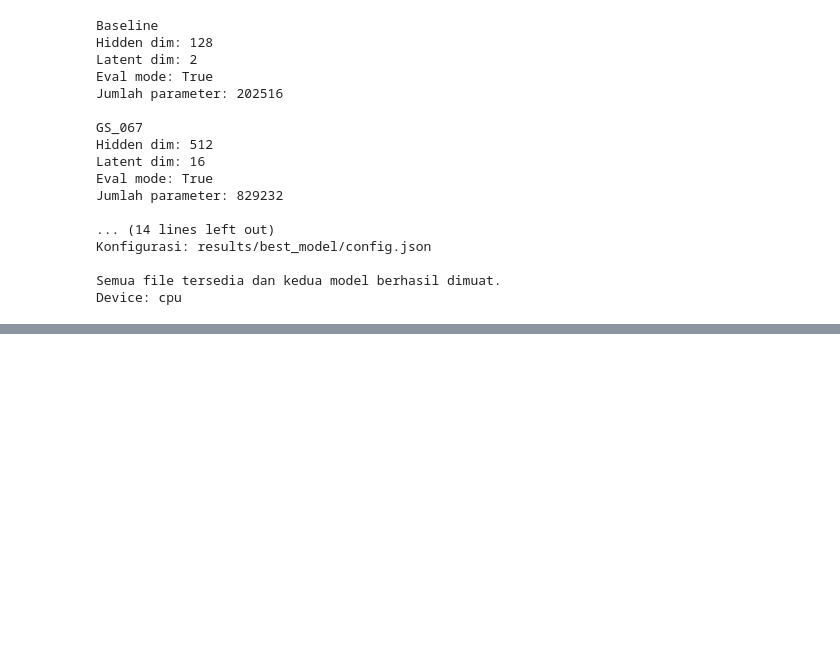
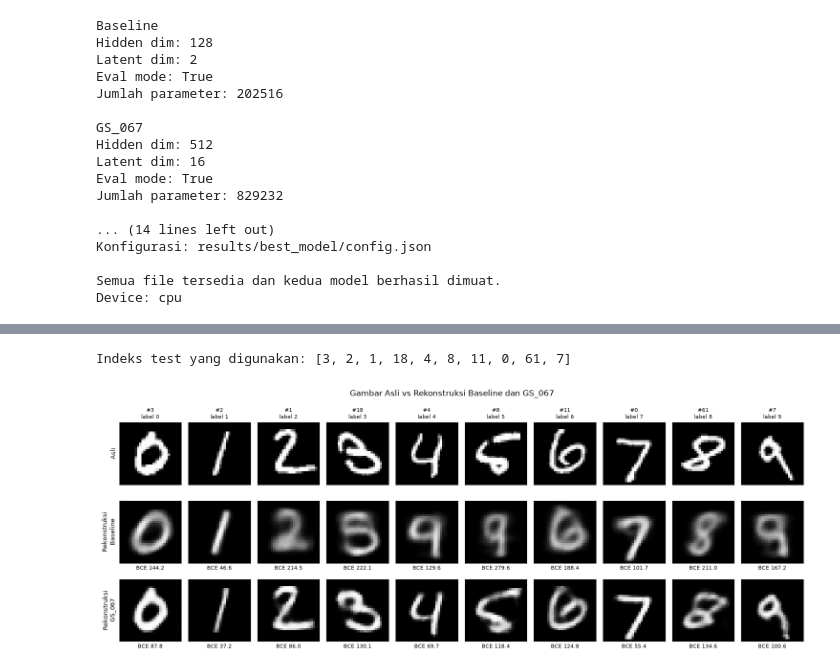
Before and after one commit to AI-IF-TelU/Proyek1-GenAI-VAE-Telertubbies, a Jupyter notebook: main.ipynb, the cells around one changed output, grey strips where cells are left out. Cells and saved outputs as stored; diff of their text form; code cells hidden in the pictures; blank space fills up the shorter version.

```diff
--- a/main.ipynb
+++ b/main.ipynb
@@ -2708,24 +2925,27 @@ def set_eval_seed(seed=EVAL_SEED):
         torch.cuda.manual_seed_all(seed)
 
 
-with open("results/baseline/vae_baseline_config.json", encoding="utf-8") as f:
-    baseline_config_json = json.load(f)
-
-# Daftar model yang dibandingkan beserta beta dan validation loss-nya
+# Daftar model yang dibandingkan beserta beta, epoch, dan validation loss-nya
 models_to_eval = {
     "Baseline": {
         "model": vae_baseline,
         "beta": float(baseline_config_json["beta"]),
-        "epoch": 10,
-        "val_loss": float(baseline_history_df["val_loss"].iloc[-1]),
+        "epoch": BASELINE_EPOCH,
+        "val_loss": float(baseline_history_df.loc[
+            baseline_history_df["epoch"] == BASELINE_EPOCH, "val_loss"].iloc[0]),
     },
-    "GS_036": {
+    BEST_ID: {
         "model": vae_best,
-        "beta": float(best_combination["config"]["beta"]),
-        "epoch": best_epoch,
-        "val_loss": float(best_combination["best_val_loss"]),
+        "beta": float(best_model_config["beta"]),
+        "epoch": BEST_EPOCH,
+        "val_loss": float(best_history_df.loc[
+            best_history_df["epoch"] == BEST_EPOCH, "val_loss"].iloc[0]),
     },
 }
+
+# Memastikan vae_best sesuai dengan konfigurasi model terbaik
+assert vae_best.hidden_dim == best_model_config["hidden_dim"]
+assert vae_best.latent_dim == best_model_config["latent_dim"]
 
 # Memastikan test_loader berisi 10.000 gambar test resmi
 assert test_loader.dataset is test_dataset
@@ -2761,6 +3001,7 @@ for name, info in models_to_eval.items():
 
     test_rows.append({
         "Model": name,
+        "Bobot epoch": info["epoch"],
         "Jumlah gambar": n_test_images,
         "BCE/gambar": metrics["bce"],
         "KL/gambar": metrics["kl"],
@@ -2833,34 +3100,37 @@ def plot_reconstruction(indices, title, save_path):
     for name, info in models_to_eval.items():
         reconstruction = reconstruct(info["model"], originals)
         rows.append((f"Rekonstruksi\n{name}", reconstruction,
                      bce_per_image(reconstruction, originals)))
 
     n_cols = len(indices)
     fig, axes = plt.subplots(len(rows), n_cols, figsize=(1.5 * n_cols, 1.9 * len(rows)))
 
     for r, (row_name, images, bces) in enumerate(rows):
         for c in range(n_cols):
             ax = axes[r, c]
             ax.imshow(images[c, 0].cpu().numpy(), cmap="gray", vmin=0, vmax=1)
             ax.set_xticks([])
             ax.set_yticks([])
             if r == 0:
                 ax.set_title(f"#{indices[c]}\nlabel {labels_test[indices[c]]}", fontsize=8)
             if bces is not None:
                 ax.set_xlabel(f"BCE {bces[c].item():.1f}", fontsize=8)
         axes[r, 0].set_ylabel(row_name, fontsize=9)
 
     fig.suptitle(title, fontsize=12)
     fig.tight_layout()
     fig.savefig(save_path, dpi=150)
     plt.show()
 
 
 plot_reconstruction(
     fixed_indices,
-    "Gambar Asli vs Rekonstruksi Baseline dan GS_036",
+    f"Gambar Asli vs Rekonstruksi Baseline dan {BEST_ID}",
     FIGURE_DIR / "reconstruction_fixed_samples.png",
 )
+# %% [output]
+Indeks test yang digunakan: [3, 2, 1, 18, 4, 8, 11, 0, 61, 7]
+[figure, added]
 # %% [markdown]
 ### B.4. Contoh Keberhasilan, Kegagalan, dan Digit Tersulit
 
```
Also changed, not shown: parts of 27 cells of this notebook, 22 other files.
